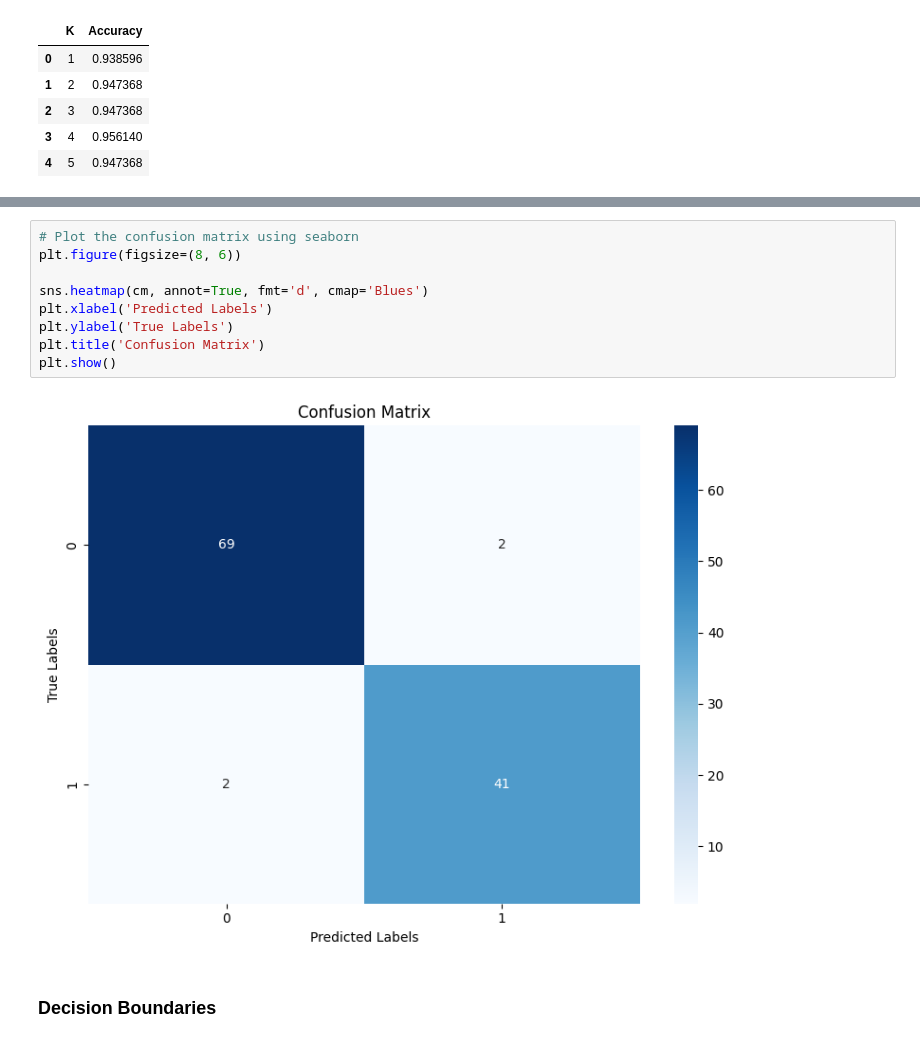
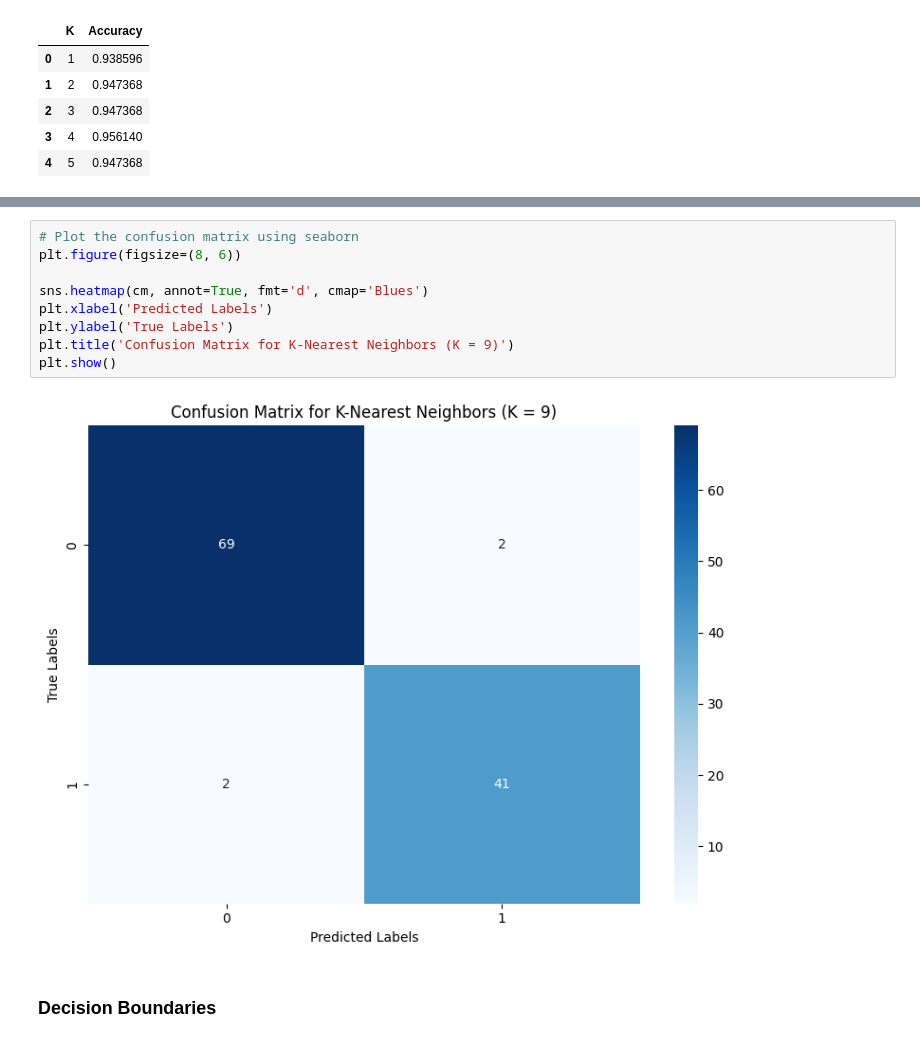
Before and after one commit to timhhsieh/CS4210-Final-Project, a Jupyter notebook: knn.ipynb, the cells around one changed output, grey strips where cells are left out. Saved outputs shown, nothing was run; the diff lists cells and outputs as text.

Commit message:
Fixed plot labels

```diff
--- a/knn.ipynb
+++ b/knn.ipynb
@@ -151,14 +151,14 @@ plt.show()
 # %%
 # Plot the confusion matrix using seaborn
 plt.figure(figsize=(8, 6))
 
 sns.heatmap(cm, annot=True, fmt='d', cmap='Blues')
 plt.xlabel('Predicted Labels')
 plt.ylabel('True Labels')
-plt.title('Confusion Matrix')
+plt.title('Confusion Matrix for K-Nearest Neighbors (K = 9)')
 plt.show()
 # %% [output]
-[figure, old version]
+[figure, new version]
 # %% [markdown]
 ### Decision Boundaries
 # %%
```
Also changed, not shown: parts of 1 cell of this notebook.
